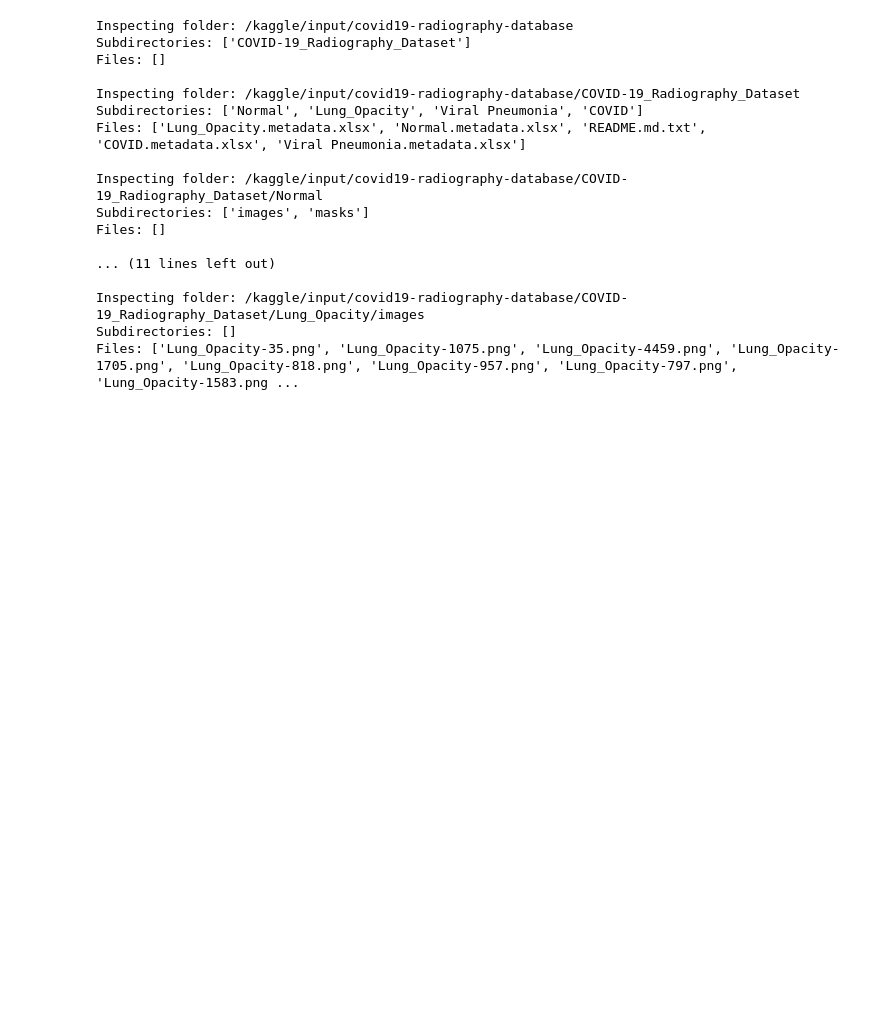
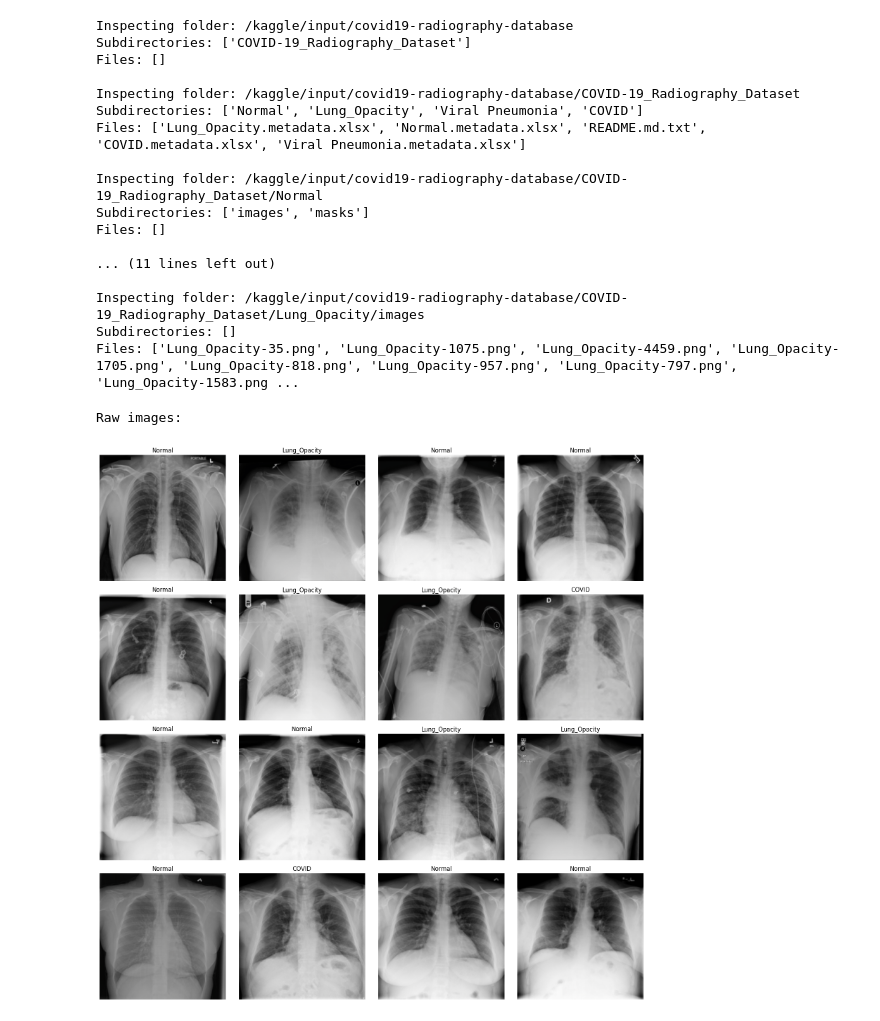
Before and after one commit to Raahim58/PRNet_MaanzAI, a Jupyter notebook: PRNet_replicate.ipynb, the cells around one changed output. Saved outputs shown, nothing was run; the diff lists cells and outputs as text; code cells hidden in the pictures; blank space fills up the shorter version.

```diff
--- a/PRNet_replicate.ipynb
+++ b/PRNet_replicate.ipynb
@@ -253,11 +253,14 @@ def show_batch(dataset, class_names, num_samples=16):
 #     plt.tight_layout()
 #     plt.show()
 # %%
-# # usage
-# train_dir = "/content/data/train"
-# class_names = sorted(os.listdir(train_dir))
-# raw_dataset = ChestXRayDataset(train_dir, class_names, transform=get_val_augmentations(256))
-# aug_dataset = ChestXRayDataset(train_dir, class_names, transform=get_train_augmentations(256))
-# print("Raw images: ")
-# show_batch(raw_dataset, class_names)
+# usage
+train_dir = "/content/data/train"
+class_names = sorted(os.listdir(train_dir))
+raw_dataset = ChestXRayDataset(train_dir, class_names, transform=get_val_augmentations(256))
+aug_dataset = ChestXRayDataset(train_dir, class_names, transform=get_train_augmentations(256))
+print("Raw images: ")
+show_batch(raw_dataset, class_names)
+# %% [output]
+Raw images:
+[figure, added]
 # %%
```
Also changed, not shown: parts of 4 cells of this notebook.
